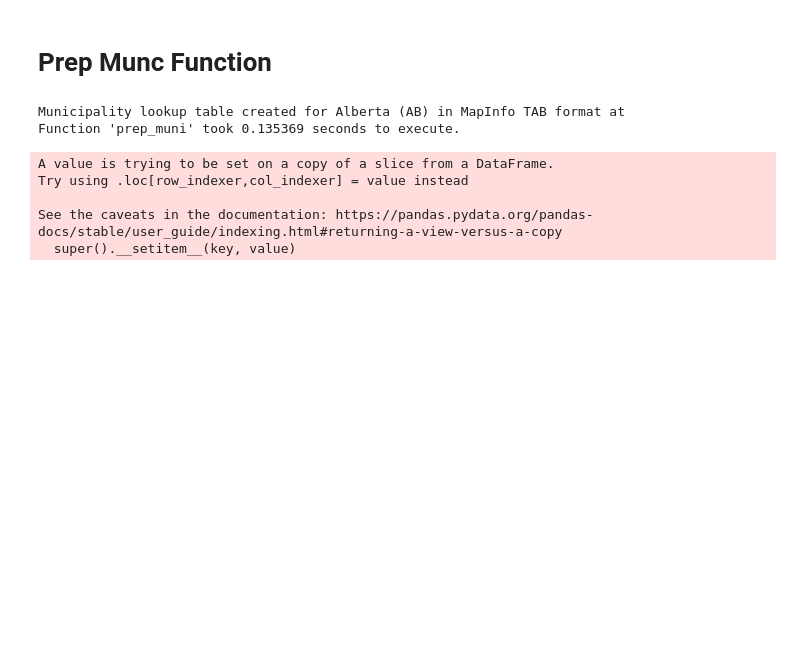
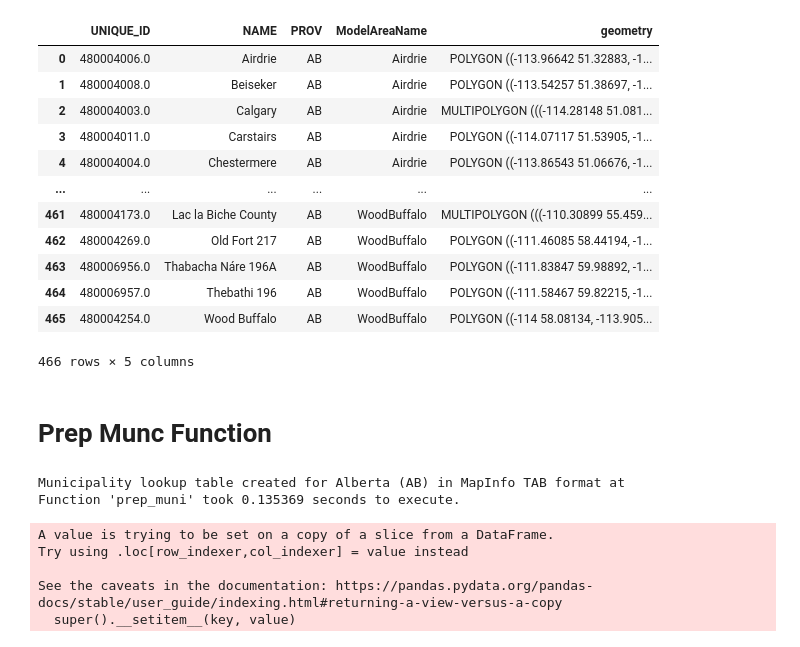
Before and after one commit to Laxmi884/PSTR, a Jupyter notebook: Functions.ipynb, the cells around one changed output. Saved outputs shown, nothing was run; the diff lists cells and outputs as text; code cells hidden in the pictures; blank space fills up the shorter version.

```diff
--- a/Functions.ipynb
+++ b/Functions.ipynb
@@ -68,3 +118,21 @@ pd.set_option('display.max_columns', None)
+# %%
+merged = merged[['UNIQUE_ID','NAME','PROV','ModelAreaName','geometry']]
+# %%
+merged
+# %% [output]
+|  | UNIQUE_ID | NAME | PROV | ModelAreaName | geometry |
+| 0 | 480004006.0 | Airdrie | AB | Airdrie | POLYGON ((-113.96642 51.32883, -1... |
+| 1 | 480004008.0 | Beiseker | AB | Airdrie | POLYGON ((-113.54257 51.38697, -1... |
+| 2 | 480004003.0 | Calgary | AB | Airdrie | MULTIPOLYGON (((-114.28148 51.081... |
+| 3 | 480004011.0 | Carstairs | AB | Airdrie | POLYGON ((-114.07117 51.53905, -1... |
+| 4 | 480004004.0 | Chestermere | AB | Airdrie | POLYGON ((-113.86543 51.06676, -1... |
+| ... | ... | ... | ... | ... | ... |
+| 461 | 480004173.0 | Lac la Biche County | AB | WoodBuffalo | MULTIPOLYGON (((-110.30899 55.459... |
+| 462 | 480004269.0 | Old Fort 217 | AB | WoodBuffalo | POLYGON ((-111.46085 58.44194, -1... |
+| 463 | 480006956.0 | Thabacha Náre 196A | AB | WoodBuffalo | POLYGON ((-111.83847 59.98892, -1... |
+| 464 | 480006957.0 | Thebathi 196 | AB | WoodBuffalo | POLYGON ((-111.58467 59.82215, -1... |
+| 465 | 480004254.0 | Wood Buffalo | AB | WoodBuffalo | POLYGON ((-114 58.08134, -113.905... |
+466 rows × 5 columns
 # %% [markdown]
 # Prep Munc Function
 # %%
```
Also changed, not shown: parts of 10 cells of this notebook.
